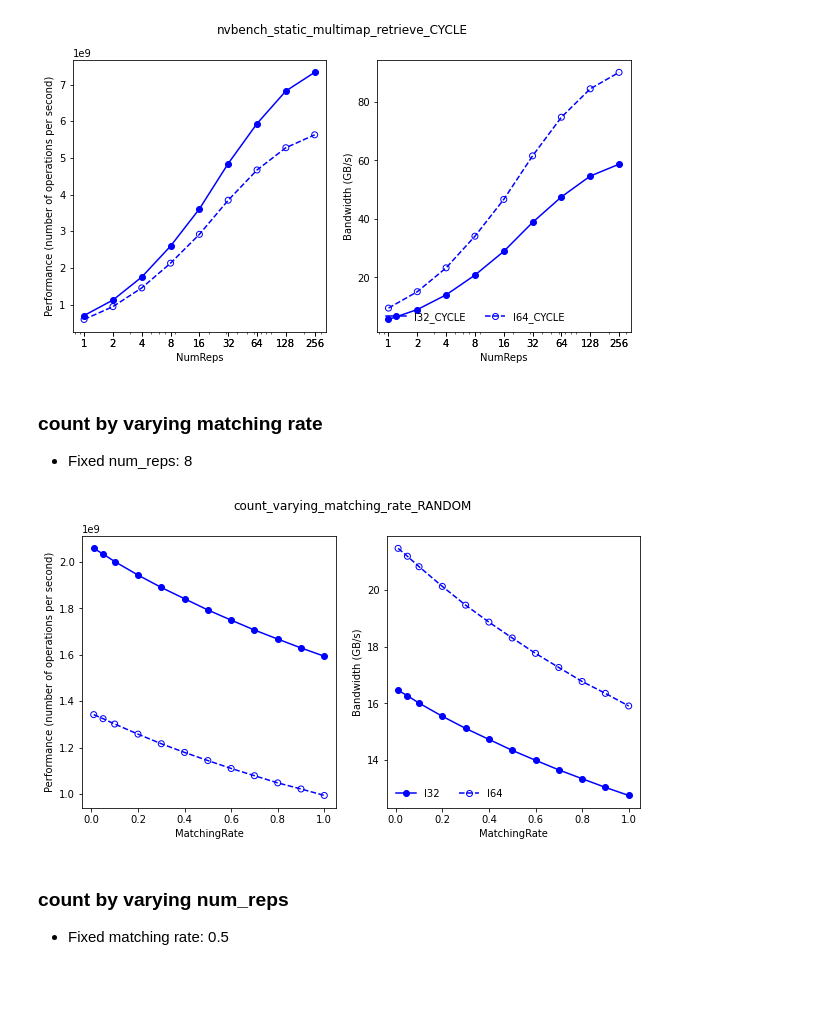
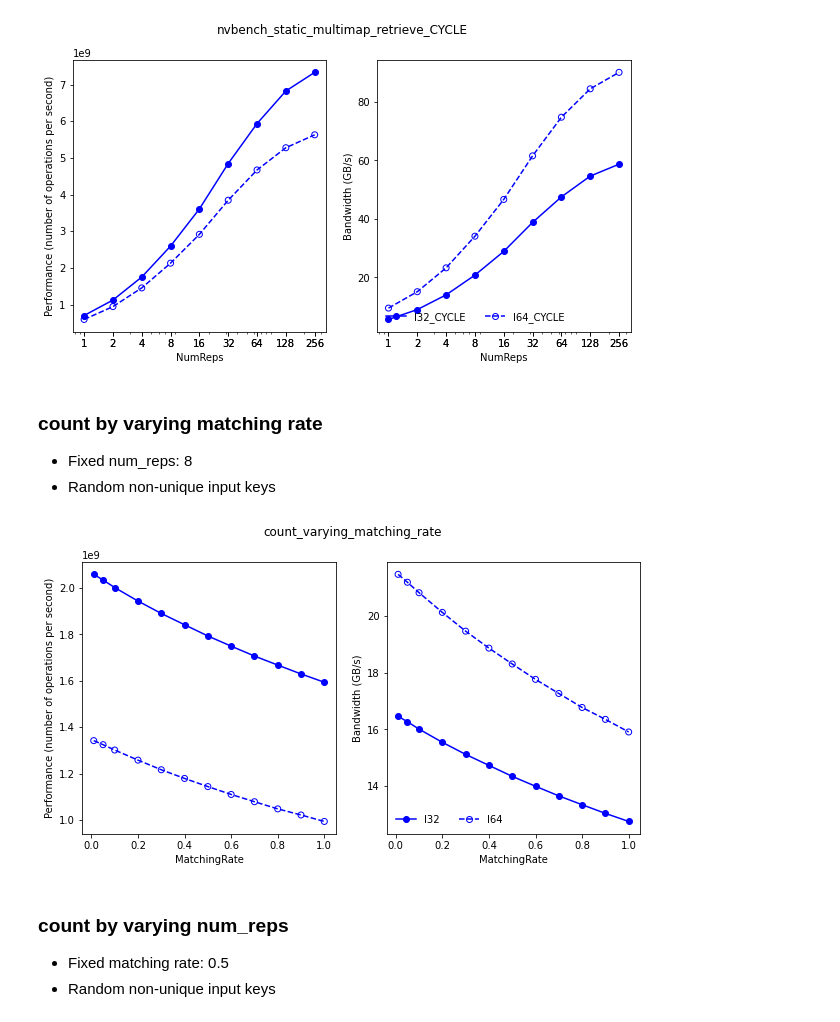
Before and after one commit to NVIDIA/cuCollections, a Jupyter notebook: benchmarks/analysis/notebooks/StaticMultimap.ipynb, the cells around one changed output. Saved outputs shown, nothing was run; the diff lists cells and outputs as text; code cells hidden in the pictures; blank space fills up the shorter version.

```diff
--- a/benchmarks/analysis/notebooks/StaticMultimap.ipynb
+++ b/benchmarks/analysis/notebooks/StaticMultimap.ipynb
@@ -130,22 +130,24 @@ for bm in unique_bms:
 ### count by varying matching rate
 <ul>
 <li>Fixed num_reps: 8</li>
+<li>Random non-unique input keys</li>
 </ul>
 # %%
 for bm in unique_bms:
     flag = "count_varying_matching_rate" == bm
 
     if flag:
         tmpdf = perfdf[perfdf["Benchmark"] == bm]
 
         unique_labels = tmpdf["Label"].unique()
-        plot_perf(bm + "_RANDOM", tmpdf, "MatchingRate", unique_labels, flag)
+        plot_perf(bm, tmpdf, "MatchingRate", unique_labels, flag)
 # %% [output]
-[figure, old version]
+[figure, new version]
 # %% [markdown]
 ### count by varying num_reps
 <ul>
 <li>Fixed matching rate: 0.5</li>
+<li>Random non-unique input keys</li>
 </ul>
 # %%
 for bm in unique_bms:
```
Also changed, not shown: parts of 1 cell of this notebook.
